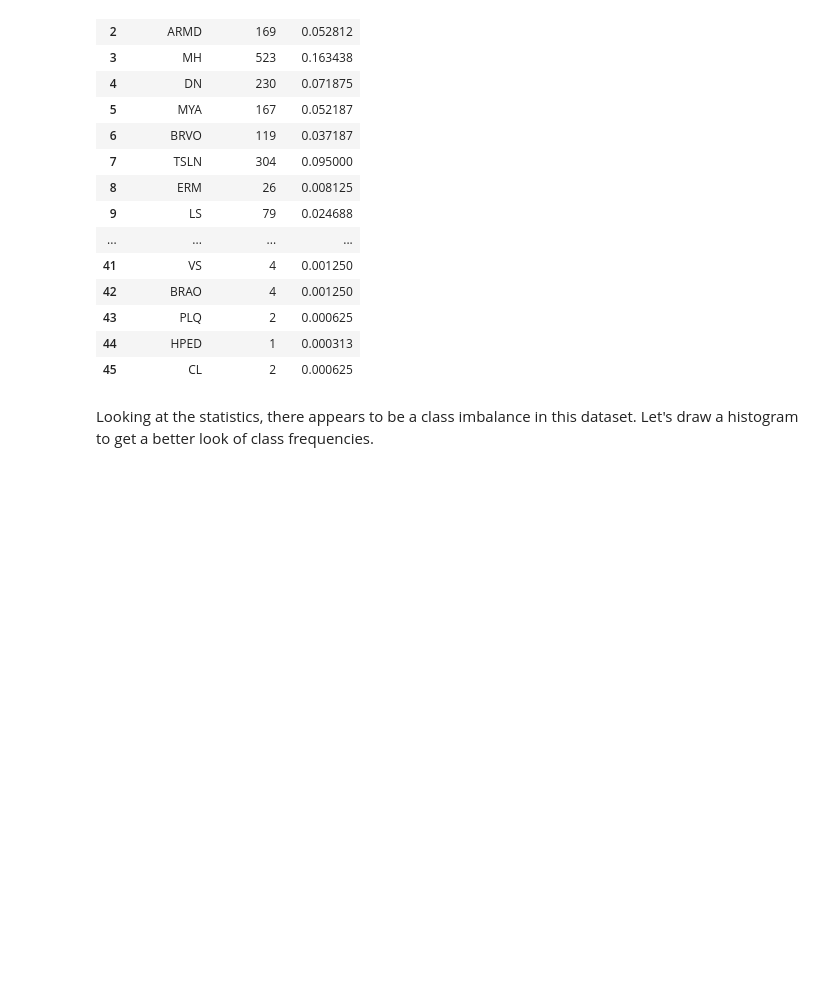
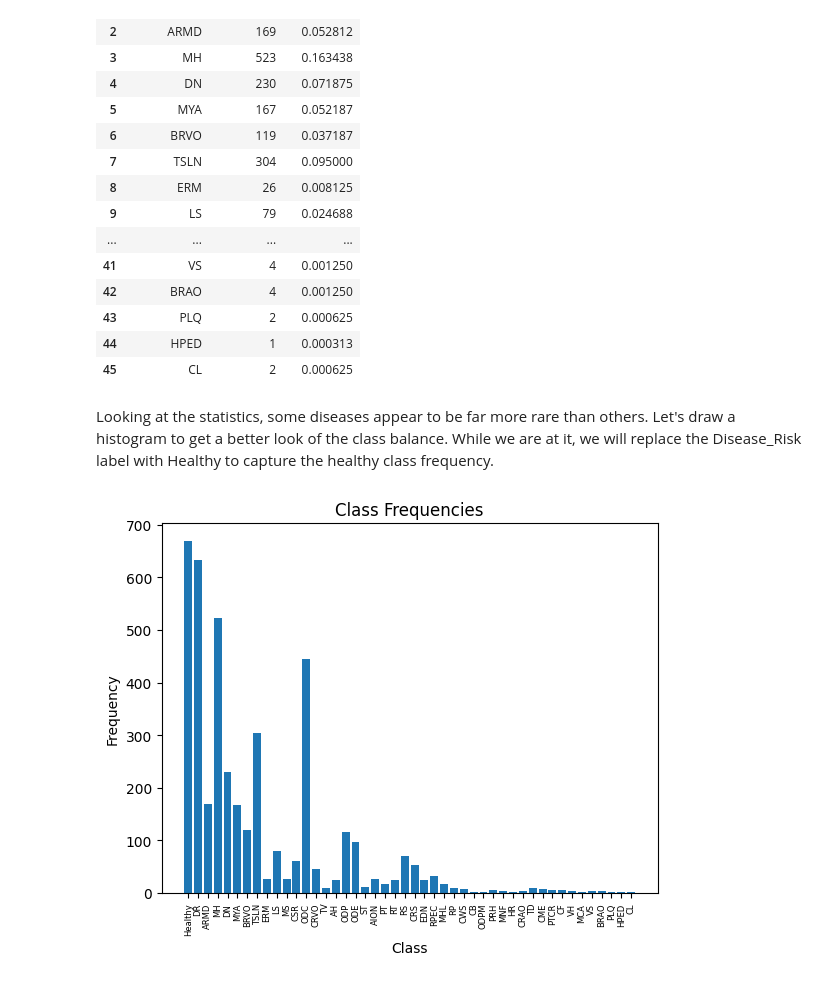
Before and after one commit to OlivesnPink/CompHealthAndMedFinal, a Jupyter notebook: ExploratoryDataAnalysis.ipynb, the cells around one changed output. Drawn from its saved outputs; the diff is of its cells as text; code cells hidden in the pictures; blank space fills up the shorter version.

Commit message:
Add histogram

```diff
--- a/ExploratoryDataAnalysis.ipynb
+++ b/ExploratoryDataAnalysis.ipynb
@@ -99,4 +102,22 @@ display(statistics)
 | 44 | HPED | 1 | 0.000313 |
 | 45 | CL | 2 | 0.000625 |
 # %% [markdown]
-Looking at the statistics, there appears to be a class imbalance in this dataset. Let's draw a histogram to get a better look of class frequencies.
+Looking at the statistics, some diseases appear to be far more rare than others. Let's draw a histogram to get a better look of the class balance. While we are at it, we will replace the Disease_Risk label with Healthy to capture the healthy class frequency.
+# %%
+# Cache the class labels and frequencies.
+classes = [*statistics['Label']]
+frequencies = [*statistics['Frequency']]
+
+# Replace the Disease_Risk label with Healthy class.
+classes[0] = 'Healthy'
+frequencies[0] = 3200 - frequencies[0]
+
+# Draw the histogram.
+plt.title('Class Frequencies')
+plt.xlabel('Class')
+plt.xticks(size=6, rotation='vertical')
+plt.ylabel('Frequency')
+plt.bar(classes, frequencies)
+plt.show()
+# %% [output]
+[figure, added]
```
Also changed, not shown: parts of 3 cells of this notebook.
